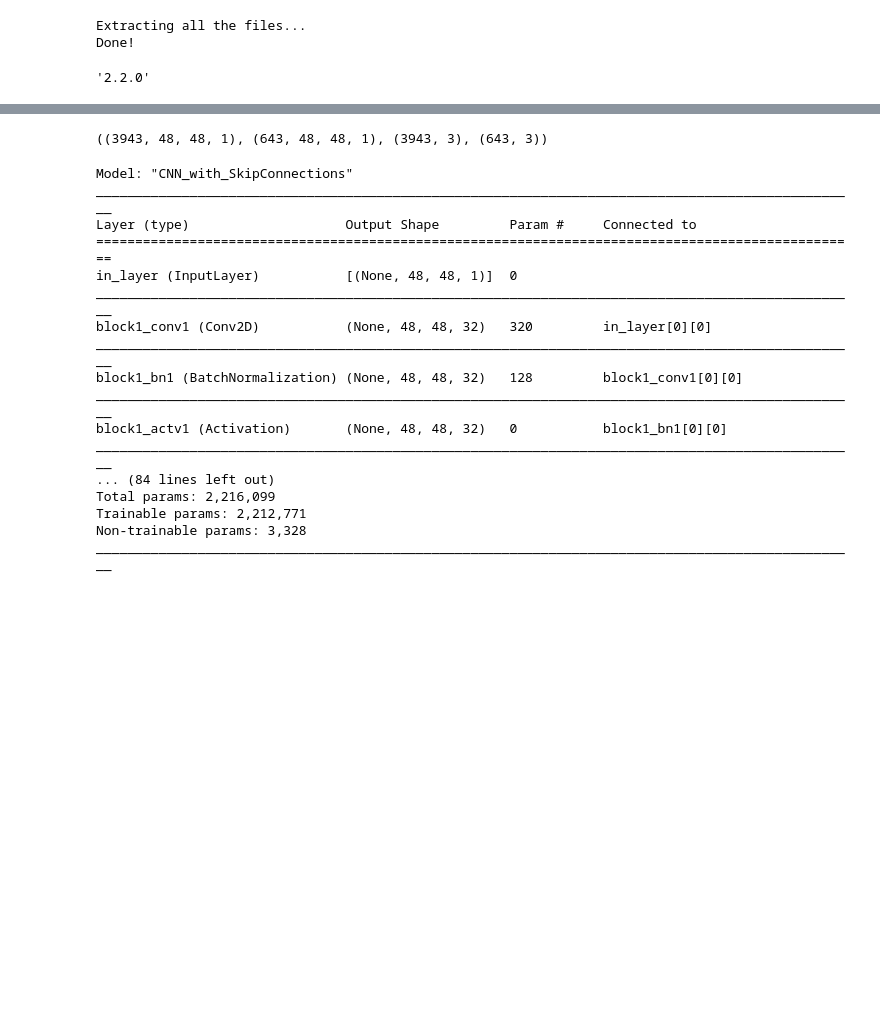
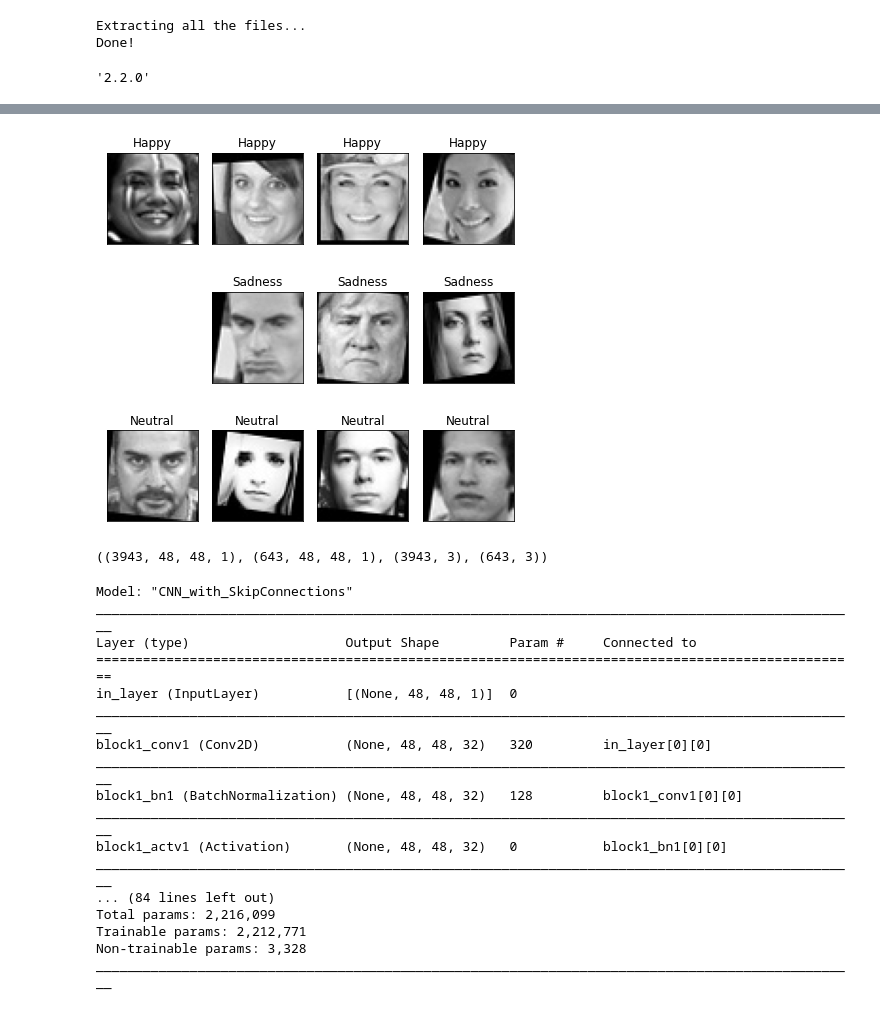
Before and after one commit to greatsharma/DeepLearning-Papers-Implementation, a Jupyter notebook: CNN_with_SkipConnections.ipynb, the cells around one changed output, grey strips where cells are left out. Cells and saved outputs as stored; diff of their text form; code cells hidden in the pictures; blank space fills up the shorter version.

```diff
--- a/CNN_with_SkipConnections.ipynb
+++ b/CNN_with_SkipConnections.ipynb
@@ -118,3 +120,21 @@ loaded Sadness images to numpy arrays...
+# %%
+num_emotions = len(TOP_EMOTIONS)
+fig = pyplot.figure(1, (num_emotions*2, num_emotions*2))
+
+idx = 0
+for k in label_to_text:
+    sample_indices = np.random.choice(np.where(img_label[:,k]==1)[0], size=4, replace=False)
+    sample_images = img_arr[sample_indices]
+    for img in sample_images:
+        idx += 1
+        ax = pyplot.subplot(num_emotions,4,idx)
+        ax.imshow(img.reshape(48,48), cmap='gray')
+        ax.set_xticks([])
+        ax.set_yticks([])
+        ax.set_title(label_to_text[k])
+        pyplot.tight_layout()
+# %% [output]
+[figure, added]
 # %%
 img_arr = img_arr / 255.
 # %%
```
Also changed, not shown: parts of 18 cells of this notebook, 5 other files.
